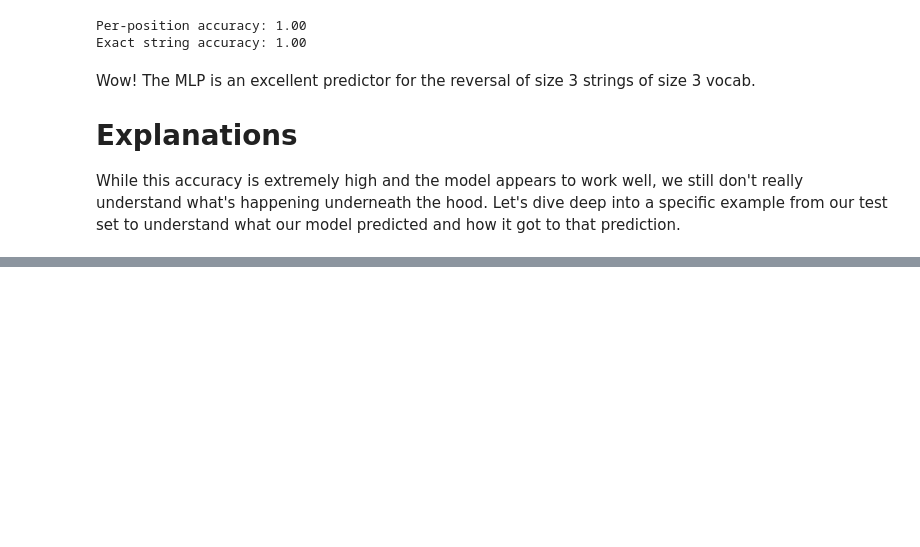
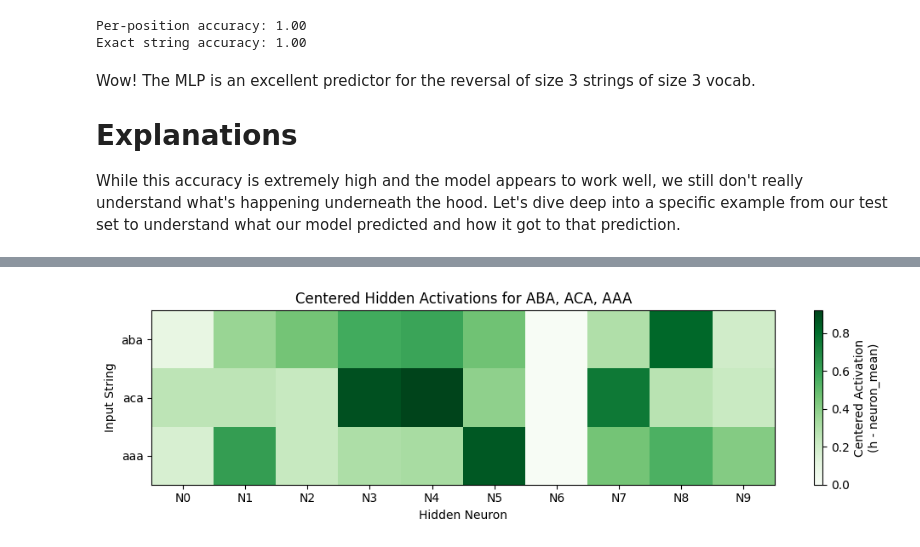
Before and after one commit to jahnavi-maddhuri/JahnaviMaddhuri-DukeXAI, a Jupyter notebook: mechanistic_interpreter.ipynb, the cells around one changed output, grey strips where cells are left out. Saved outputs shown, nothing was run; the diff lists cells and outputs as text; code cells hidden in the pictures; blank space fills up the shorter version.

```diff
--- a/mechanistic_interpreter.ipynb
+++ b/mechanistic_interpreter.ipynb
@@ -216,0 +229,20 @@ tensor([[[1.5803e-02, 6.6461e-03, 9.7755e-01],
+# %%
+def encode_string(s, vocab, char_to_idx):
+    seq_length = len(s)
+    vocab_size = len(vocab)
+    x = torch.zeros(1, seq_length, vocab_size)
+    for i, ch in enumerate(s):
+        x[0, i, char_to_idx[ch]] = 1.0
+    return x
+
+# Encode "aba" and "aca"
+x_aba = encode_string("aba", vocab, char_to_idx)
+x_aca = encode_string("aca", vocab, char_to_idx)
+
+with torch.no_grad():
+    logits_aba, h_aba = model(x_aba)
+    logits_aca, h_aca = model(x_aca)
+
+print("Hidden activations for ABA:", h_aba)
+print("Hidden activations for ACA:", h_aca)
+print("Difference:", abs(h_aba - h_aca))
@@ -216,0 +278,44 @@ tensor([[[1.5803e-02, 6.6461e-03, 9.7755e-01],
+# %%
+inputs = ["aba", "aca", "aaa"]
+hidden_list = []
+
+model.eval()
+with torch.no_grad():
+    for s in inputs:
+        x = encode_string(s, vocab, char_to_idx)
+        logits, h = model(x)     # h shape: (1, hidden_dim)
+        hidden_list.append(h.squeeze(0))  # remove batch dimension
+
+# Stack into shape (3, hidden_dim)
+H = torch.stack(hidden_list, dim=0)  # e.g., (3, 10)
+
+# --- Center activations per neuron: subtract neuron-wise mean ---
+neuron_means = H.mean(dim=0, keepdim=True)   # (1, hidden_dim)
+H_centered = abs(H - neuron_means)                # (3, hidden_dim)
+
+# Convert to numpy
+H_centered_np = H_centered.numpy()
+
+# --- Plot: Heatmap comparing ABA, ACA, AAA ---
+plt.figure(figsize=(10, 3))
+im = plt.imshow(H_centered_np, cmap='Greens',# cmap="viridis",
+                aspect='auto')
+
+plt.colorbar(im, label="Centered Activation\n(h - neuron_mean)")
+
+# X-axis = neurons
+plt.xticks(
+    ticks=np.arange(H_centered_np.shape[1]),
+    labels=[f"N{i}" for i in range(H_centered_np.shape[1])]
+)
+
+# Y-axis = input strings
+plt.yticks(ticks=np.arange(len(inputs)), labels=inputs)
+
+plt.xlabel("Hidden Neuron")
+plt.ylabel("Input String")
+plt.title("Centered Hidden Activations for ABA, ACA, AAA")
+plt.tight_layout()
+plt.show()
+# %% [output]
+[figure, added]
```
Also changed, not shown: parts of 9 cells of this notebook.
